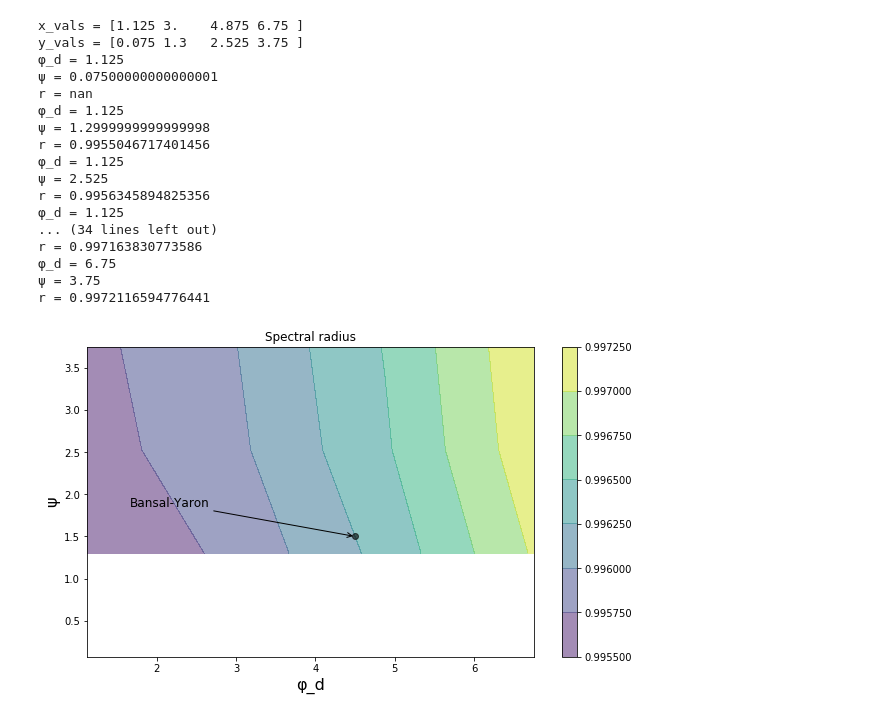
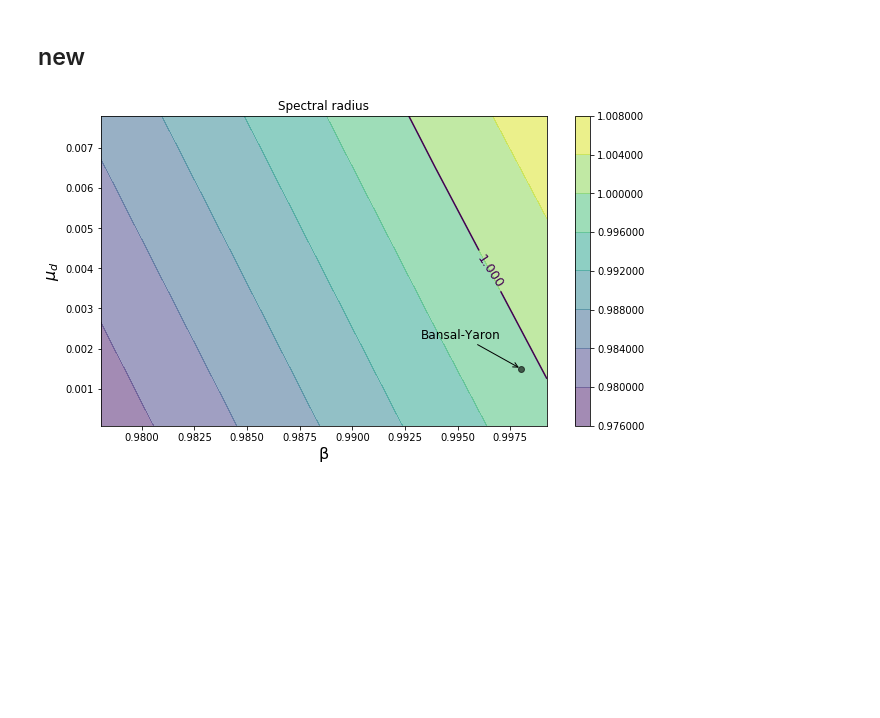
Before and after one commit to lnsongxf/asset_pricing_public, a Jupyter notebook: ez_code/python/sandpit2.ipynb, the cells around one changed output. Cells and saved outputs as stored; diff of their text form; code cells hidden in the pictures; blank space fills up the shorter version.

```diff
--- a/ez_code/python/sandpit2.ipynb
+++ b/ez_code/python/sandpit2.ipynb
@@ -47,22 +49,10 @@ r = 1.0262766189938275
+# %% [markdown]
+## new
 # %%
-generate_plot_by('φ_d', 0.25, 1.5, 'ψ', 0.05, 2.5, G=4)
+generate_plot_by('β', 0.98, 1.00125, 'μ_d', 0.05, 5.2,
+                 ylabel="$\mu_d$",
+                 coords=(-100, 30),
+                 G=5)
 # %% [output]
-x_vals = [1.125 3.    4.875 6.75 ]
-y_vals = [0.075 1.3   2.525 3.75 ]
-φ_d = 1.125
-ψ = 0.07500000000000001
-r = nan
-φ_d = 1.125
-ψ = 1.2999999999999998
-r = 0.9955046717401456
-φ_d = 1.125
-ψ = 2.525
-r = 0.9956345894825356
-φ_d = 1.125
-... (34 lines left out)
-r = 0.997163830773586
-φ_d = 6.75
-ψ = 3.75
-r = 0.9972116594776441
-[figure, old version]
+[figure, new version]
 # %%
```
Also changed, not shown: parts of 21 cells of this notebook, 22 other files.
